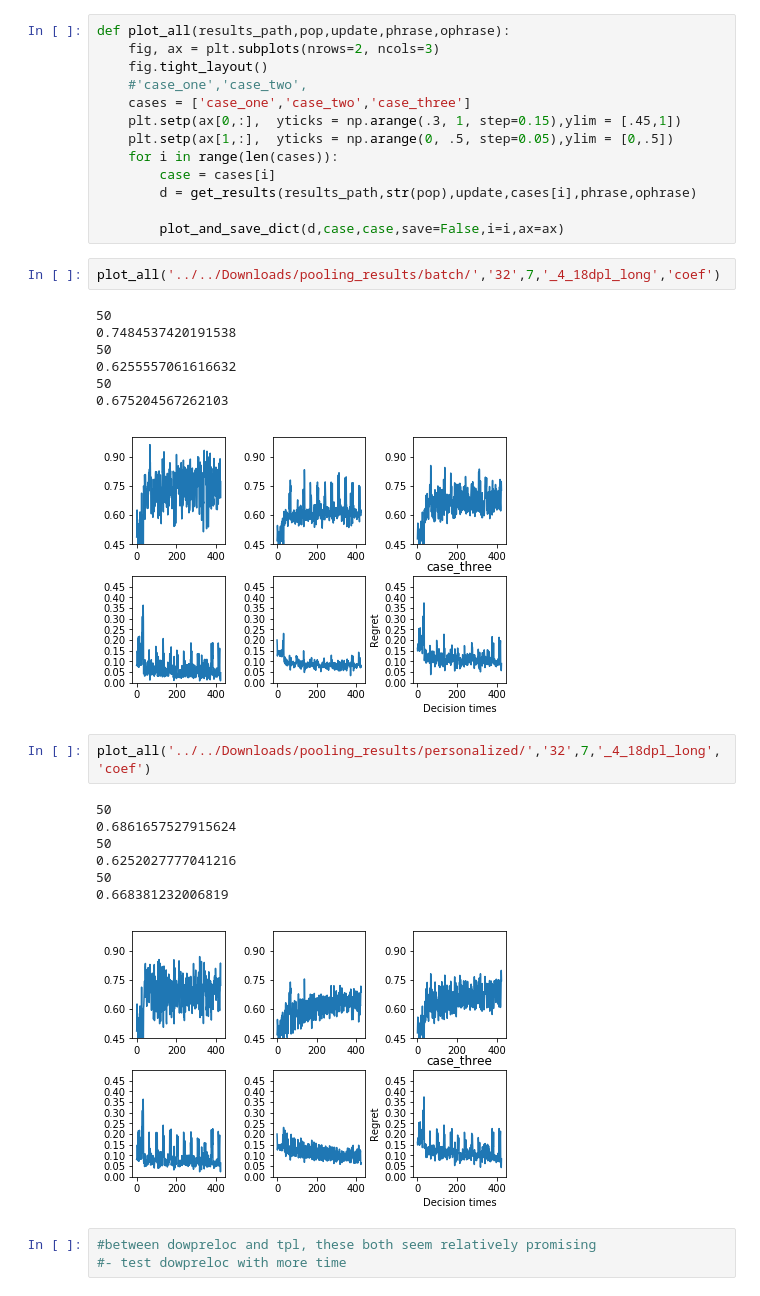
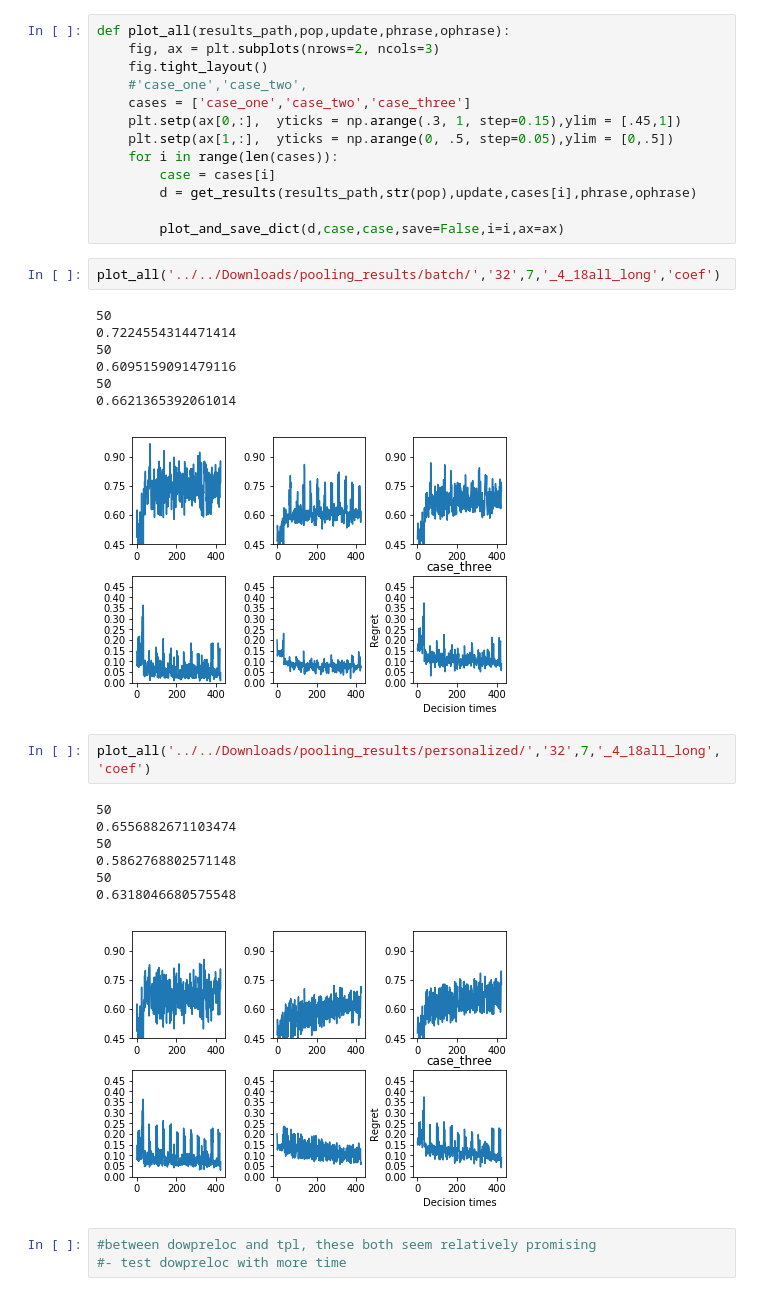
Before and after one commit to StatisticalReinforcementLearningLab/pooling_rl, a Jupyter notebook: evaluation/plot_all.ipynb, the cells around one changed output. Saved outputs shown, nothing was run; the diff lists cells and outputs as text.

```diff
--- a/evaluation/plot_all.ipynb
+++ b/evaluation/plot_all.ipynb
@@ -105,25 +105,25 @@ def plot_all(results_path,pop,update,phrase,ophrase):
 
         plot_and_save_dict(d,case,case,save=False,i=i,ax=ax)
 # %%
-plot_all('../../Downloads/pooling_results/batch/','32',7,'_4_18dpl_long','coef')
+plot_all('../../Downloads/pooling_results/batch/','32',7,'_4_18all_long','coef')
 # %% [output]
 50
-0.7484537420191538
+0.7224554314471414
 50
-0.6255557061616632
+0.6095159091479116
 50
-0.675204567262103
+0.6621365392061014
-[figure, old version]
+[figure, new version]
 # %%
-plot_all('../../Downloads/pooling_results/personalized/','32',7,'_4_18dpl_long','coef')
+plot_all('../../Downloads/pooling_results/personalized/','32',7,'_4_18all_long','coef')
 # %% [output]
 50
-0.6861657527915624
+0.6556882671103474
 50
-0.6252027777041216
+0.5862768802571148
 50
-0.668381232006819
+0.6318046680575548
-[figure, old version]
+[figure, new version]
 # %%
 #between dowpreloc and tpl, these both seem relatively promising
 #- test dowpreloc with more time
```
Also changed, not shown: parts of 1 cell of this notebook, 3 other files.
